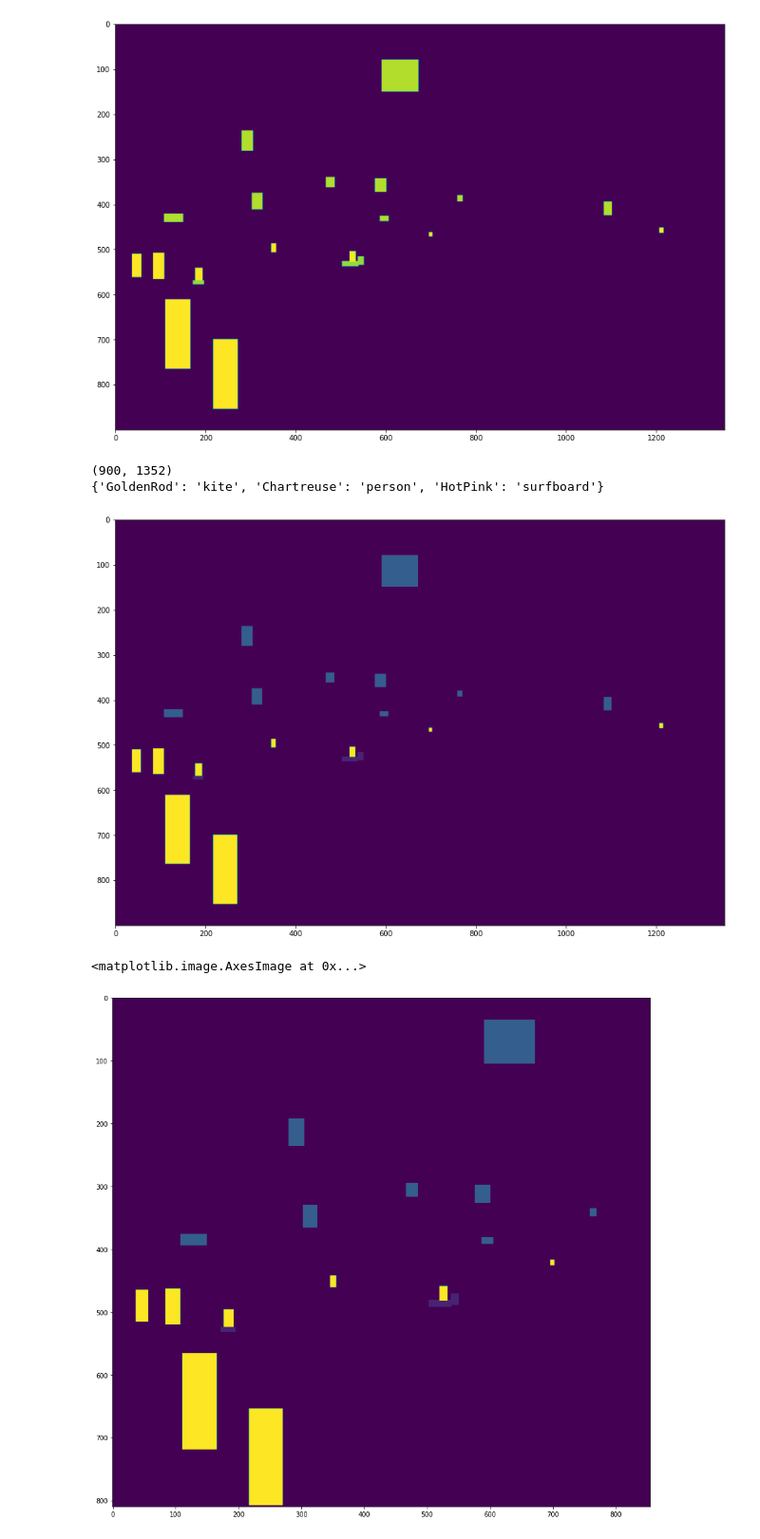
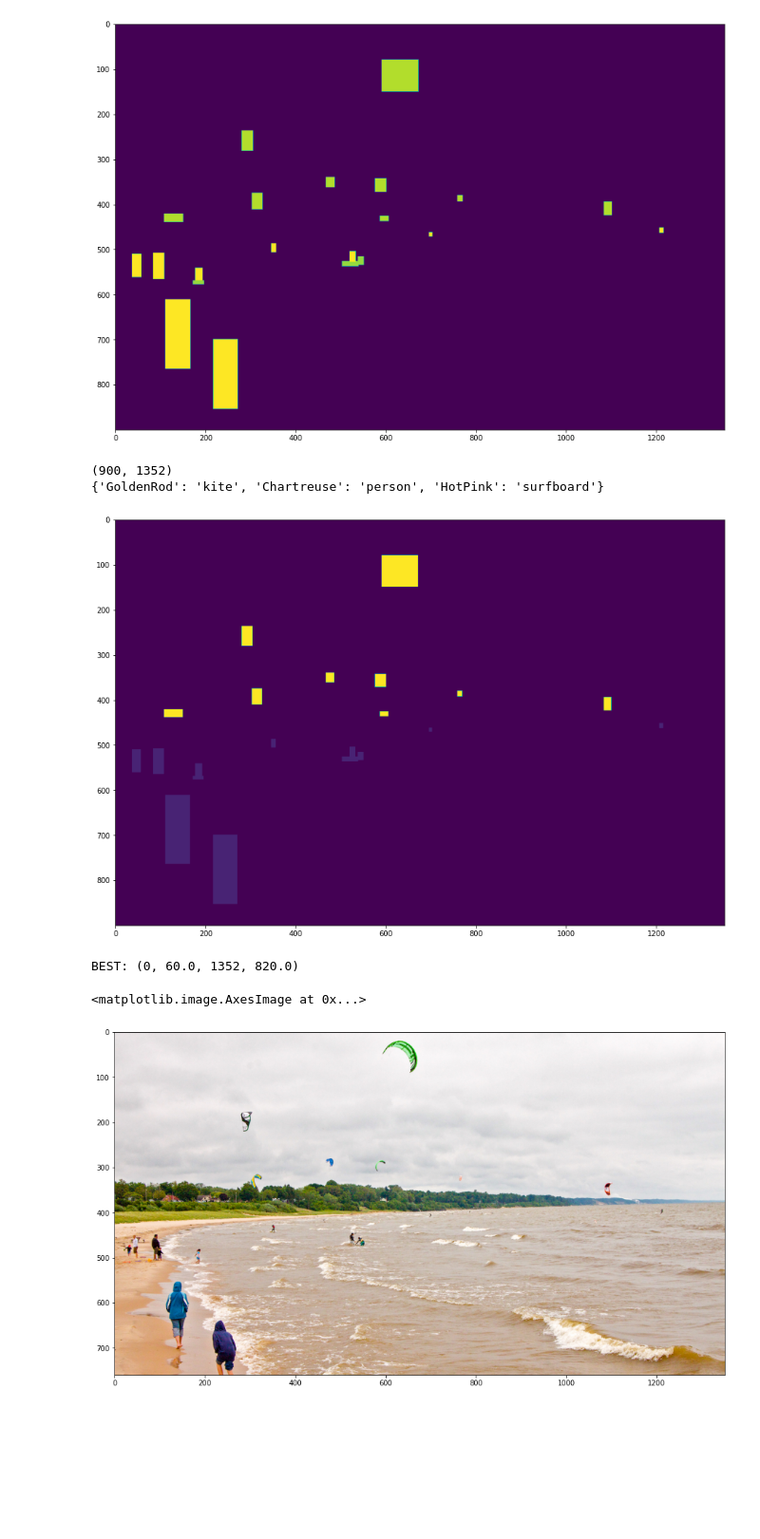
Before and after one commit to thenhz/imagecrop, a Jupyter notebook: test_1.ipynb, the cells around one changed output. Shown at 95% size. Cells and saved outputs as stored; diff of their text form; code cells hidden in the pictures; blank space fills up the shorter version.

```diff
--- a/test_1.ipynb
+++ b/test_1.ipynb
@@ -313,8 +313,8 @@ print(np.asarray(pil_im).shape)
 detected_classes_text = {}
 
 classes_weight = {
-    "kite": 3,
-    "person": 10,
+    "kite": 10,
+    "person": 1,
     "surfboard":1
 }
 
@@ -346,45 +346,65 @@ print(detected_classes_text)
 # %% [output]
 (900, 1352)
 {'GoldenRod': 'kite', 'Chartreuse': 'person', 'HotPink': 'surfboard'}
-[figure, old version]
+[figure, new version]
 # %%
-def make_crop_coordinates(image):
+def make_crop_coordinates_nhz(image, ratio_str):
+    if ratio_str == "16_9":
+        ratio = 0.5625
+    if ratio_str == "4_3":
+        ratio = 0.75
+    if ratio_str == "1_1":
+        ratio = 1
+    if ratio_str == "9_16":
+        ratio = 1.7777
+    if ratio_str == "3_4":
+        ratio = 0.75
     height = image.shape[0]
     width = image.shape[1]
     coodinates = []
     shorter_dimension = min(width, height)
-    position_step = shorter_dimension / 80
-    sizes = [shorter_dimension * 0.8,
-             shorter_dimension * 0.9, shorter_dimension]
+    position_step = shorter_dimension / 30
+    sizes = [width * 0.7, width * 0.8, width * 0.9, width]
     for size in sizes:
         position_width = 0
+        crop_height = int(size * ratio)
         while True:
             position_height = 0
             while True:
-                coodinates.append((position_width, position_height,
-                                   position_width + size, position_height + size))
+                new_coord = (position_width, position_height,
+                                   position_width + int(size), position_height + crop_height)
+                coodinates.append(new_coord)
+                #print(new_coord)
+                #print("INCREASING HEIGHT")
                 position_height += position_step
-                if position_height > height - size:
+                if position_height + crop_height > height:
                     break
             position_width += position_step
-            if position_width > width - size:
+            #print("INCREASING WIDTH")
+            if position_width + size > width:
+                #print("**********************")
                 break
     return coodinates
 # %%
-crops = make_crop_coordinates(np_im)
+crops = make_crop_coordinates_nhz(np_im,"16_9")
 
 best_score = -1
 best_crop = []
 
 for crop in crops:
-    candidate_score = np.sum(np_im[int(crop[0]):int(crop[2]),int(crop[1]):int(crop[2])])
+    #TODO: add rule of thirds, avoid partial classes crop,etc.. to the score
+    candidate_score = np.sum(np_im[int(crop[1]):int(crop[3]),int(crop[0]):int(crop[2])])
+    #print(crop)
+    #print(candidate_score)
     if best_score < candidate_score:
         best_crop = crop
         best_score = candidate_score
 
-
-plt.figure(figsize=(15,20))
-plt.imshow(np_im[int(best_crop[0]):int(best_crop[2]),int(best_crop[1]):int(best_crop[2])])
+print("BEST:",best_crop)
+plt.figure(figsize=(16,9))
+#plt.imshow(np_im[int(best_crop[1]):int(best_crop[3]),int(best_crop[0]):int(best_crop[2])])
+plt.imshow(orig_im.crop(best_crop))
 # %% [output]
-<matplotlib.image.AxesImage at 0x...>
+BEST: (0, 60.0, 1352, 820.0)
+<matplotlib.image.AxesImage at 0x...>
-[figure, old version]
+[figure, new version]
```
